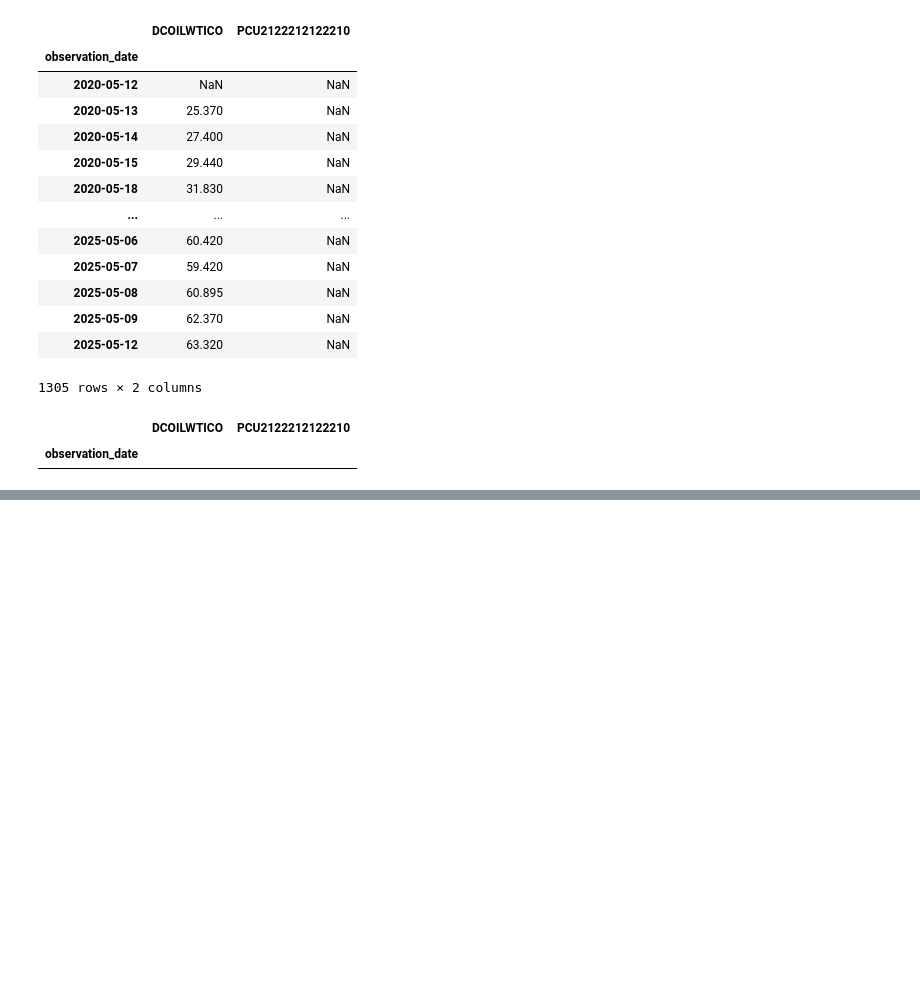
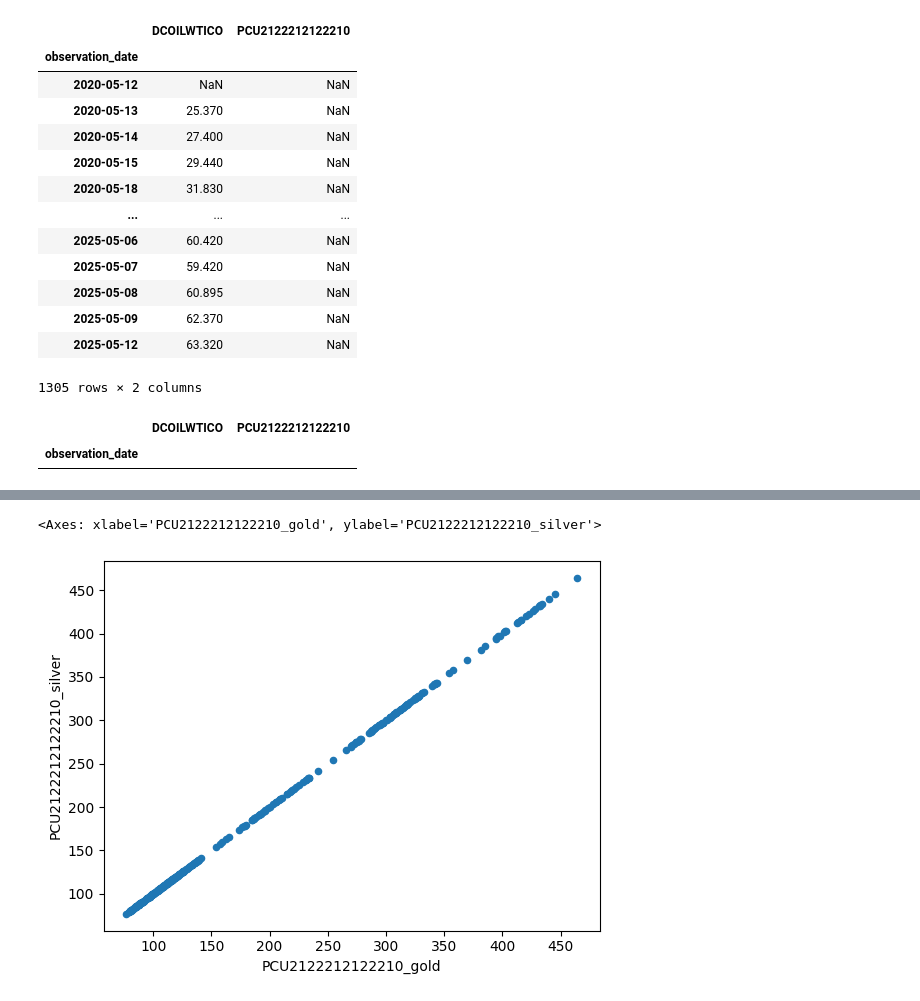
Before and after one commit to reuven/oreilly-2025-05May-pandas, a Jupyter notebook: OReilly - 2025-05May-19.ipynb, the cells around one changed output, grey strips where cells are left out. Drawn from its saved outputs; the diff is of its cells as text; code cells hidden in the pictures; blank space fills up the shorter version.

```diff
--- a/OReilly - 2025-05May-19.ipynb
+++ b/OReilly - 2025-05May-19.ipynb
@@ -1593,3 +1593,11 @@ gold_df.join(silver_df, lsuffix=rsuffix='_silver')
 | 2017-11-01 | 315.9 | 315.9 |
 | 2017-12-01 | 314.7 | 314.7 |
 391 rows × 2 columns
+# %%
+(
+    gold_df.join(silver_df, lsuffix='_gold', rsuffix='_silver')
+    .plot.scatter(x='PCU2122212122210_gold', y='PCU2122212122210_silver')
+)
+# %% [output]
+<Axes: xlabel='PCU2122212122210_gold', ylabel='PCU2122212122210_silver'>
+[figure, added]
```
Also changed, not shown: parts of 2 cells of this notebook.
